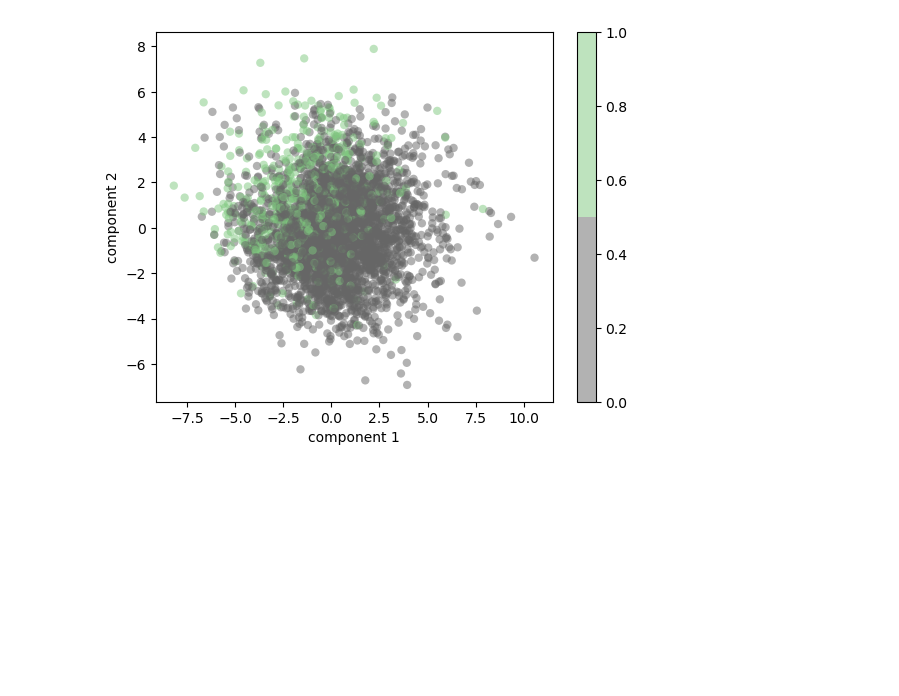
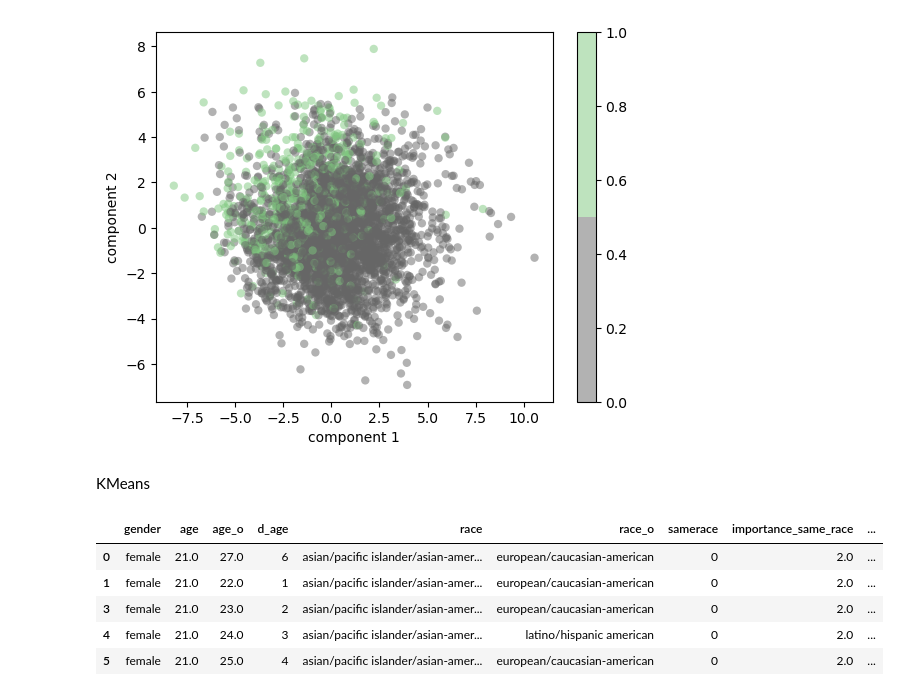
Before and after one commit to schwartzh2017/Machine_learning_final_project, a Jupyter notebook: eda_ml_cl.ipynb, the cells around one changed output. Cells and saved outputs as stored; diff of their text form; code cells hidden in the pictures; blank space fills up the shorter version.

```diff
--- a/eda_ml_cl.ipynb
+++ b/eda_ml_cl.ipynb
@@ -633,3 +628,14 @@ plt.ylabel('component 2')
 plt.colorbar();
 # %% [output]
 [figure]
+# %% [markdown]
+KMeans
+# %%
+df_no_nan.head()
+# %% [output]
+|  | gender | age | age_o | d_age | race | race_o | samerace | importance_same_race | ... |
+| 0 | female | 21.0 | 27.0 | 6 | asian/pacific islander/asian-amer... | european/caucasian-american | 0 | 2.0 | ... |
+| 1 | female | 21.0 | 22.0 | 1 | asian/pacific islander/asian-amer... | european/caucasian-american | 0 | 2.0 | ... |
+| 3 | female | 21.0 | 23.0 | 2 | asian/pacific islander/asian-amer... | european/caucasian-american | 0 | 2.0 | ... |
+| 4 | female | 21.0 | 24.0 | 3 | asian/pacific islander/asian-amer... | latino/hispanic american | 0 | 2.0 | ... |
+| 5 | female | 21.0 | 25.0 | 4 | asian/pacific islander/asian-amer... | european/caucasian-american | 0 | 2.0 | ... |
```
Also changed, not shown: parts of 17 cells of this notebook.
